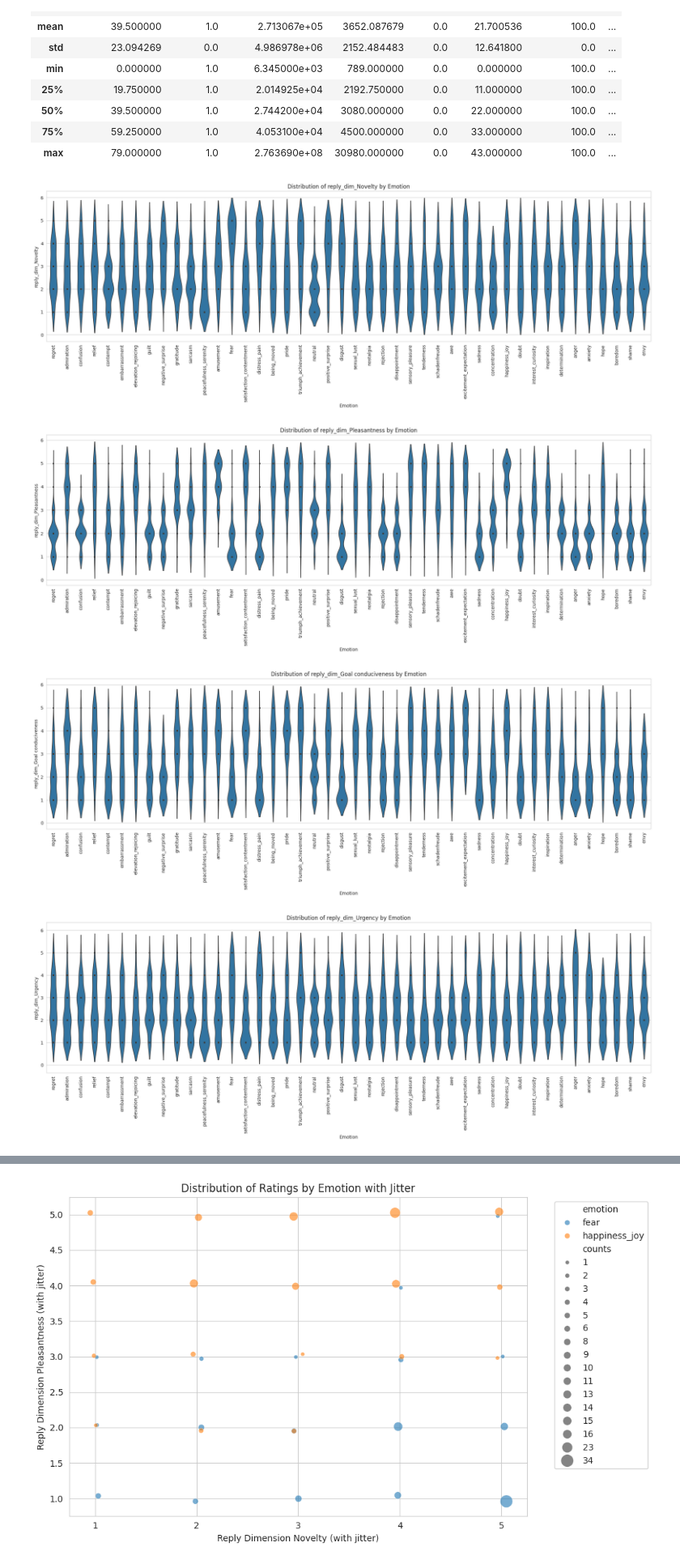
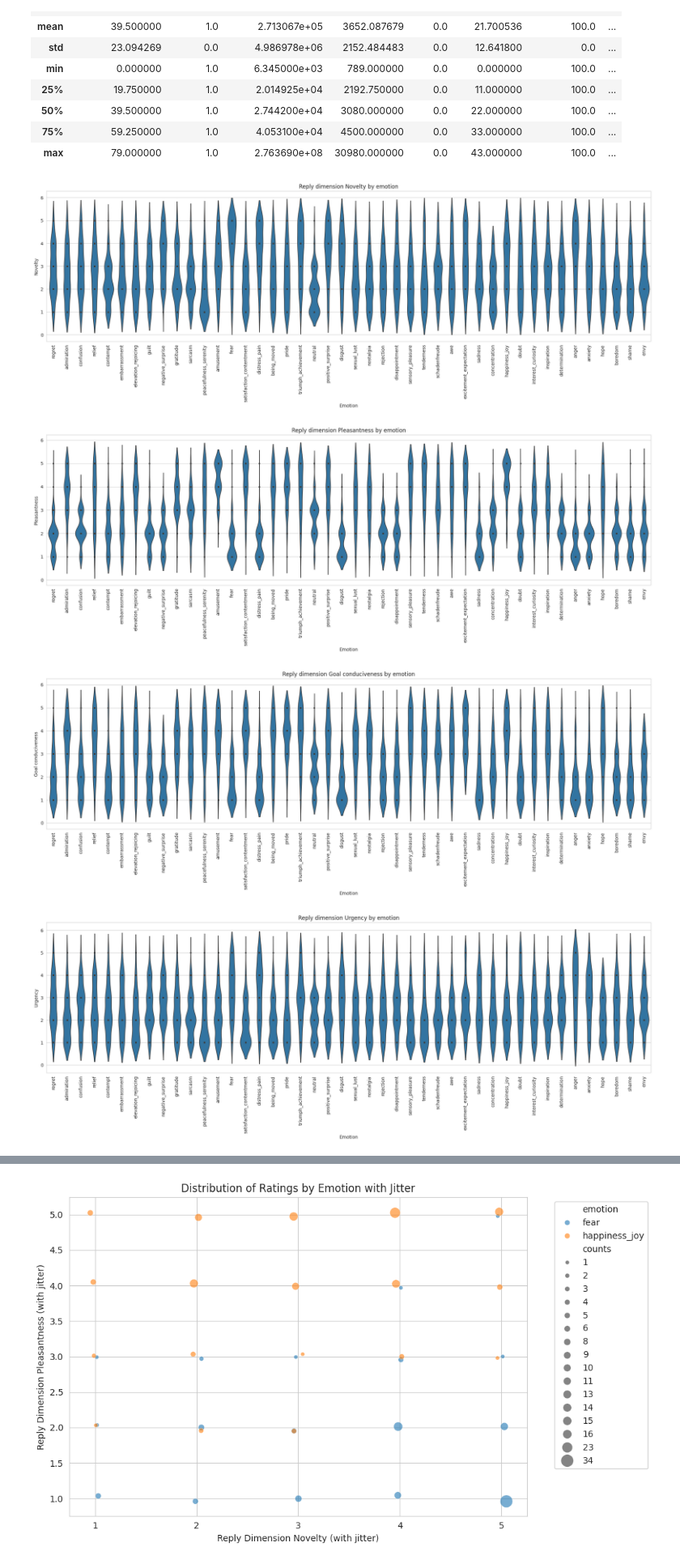
Before and after one commit to timlac/reco-response-analysis, a Jupyter notebook: appraisal/isre_analysis.ipynb, the cells around one changed output, grey strips where cells are left out. Shown at 81% size. Drawn from its saved outputs; the diff is of its cells as text; code cells hidden in the pictures.

Commit message:
updated title and y label

```diff
--- a/appraisal/isre_analysis.ipynb
+++ b/appraisal/isre_analysis.ipynb
@@ -46,25 +46,26 @@ df.describe()
 # %%
 # List of dimensions to plot
 dimensions = [
     'reply_dim_Novelty', 'reply_dim_Pleasantness',
     'reply_dim_Goal conduciveness', 'reply_dim_Urgency',
     'reply_dim_Power', 'reply_dim_Norm compatibility'
 ]
 
 # Set the aesthetic style of the plots
 sns.set_style("whitegrid")
 
 # Create a violin plot for each dimension
 for dim in dimensions:
     plt.figure(figsize=(24, 6))
     sns.violinplot(x='emotion', y=dim, data=df, inner="point")
-    plt.title(f'Distribution of {dim} by Emotion')
+    clean_dim = dim.replace('reply_dim_', '')
+    plt.title(f'Reply dimension {clean_dim} by emotion')
     plt.xlabel('Emotion')
-    plt.ylabel(dim)
+    plt.ylabel(clean_dim)
     plt.xticks(rotation=90)  # Rotate emotion labels for better readability
     plt.show()
 # %% [output]
-[figure, old version]
+[figure, new version]
-[figure, old version]
+[figure, new version]
-[figure, old version]
+[figure, new version]
-[figure, old version]
+[figure, new version]
```
Also changed, not shown: parts of 1 cell of this notebook.
